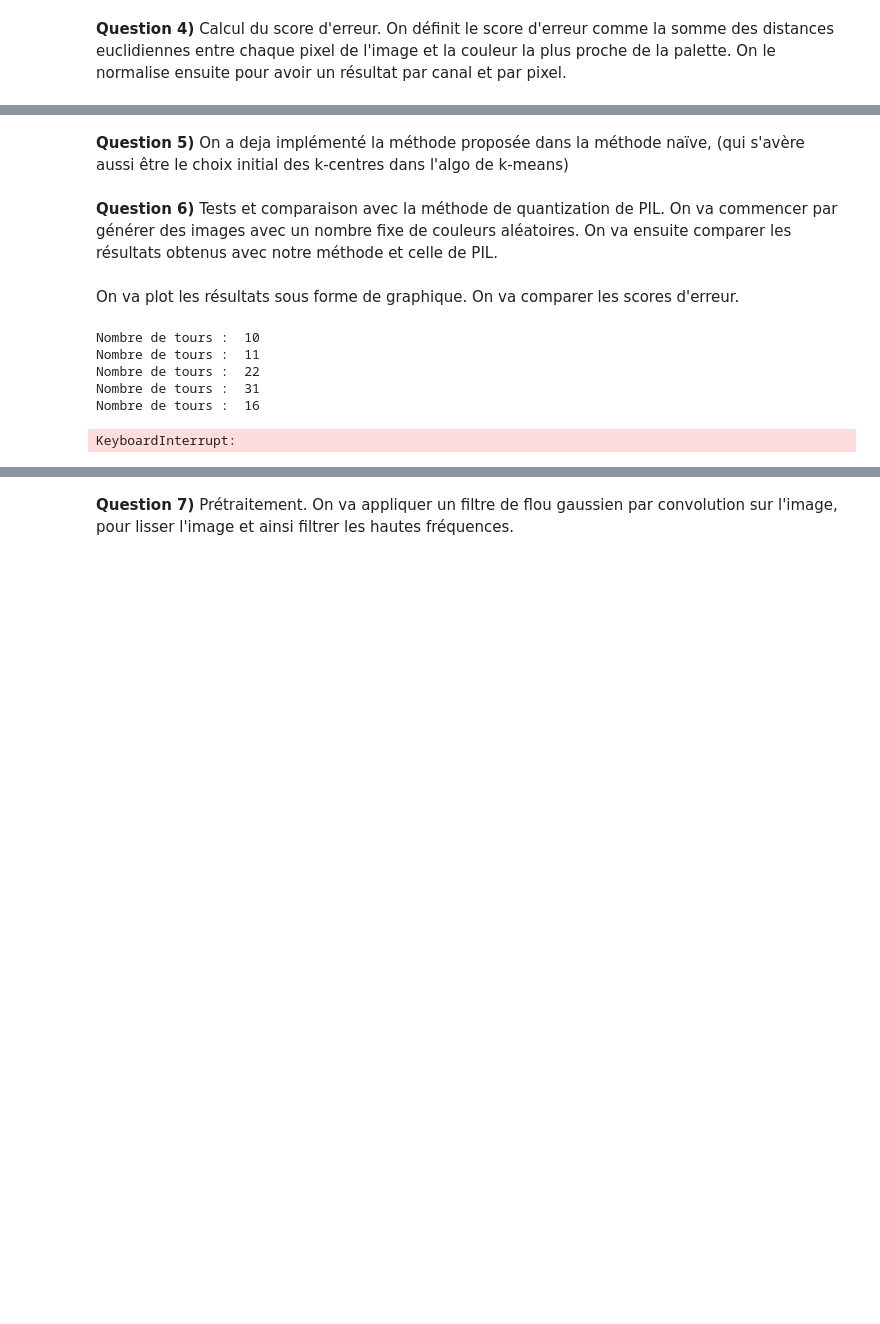
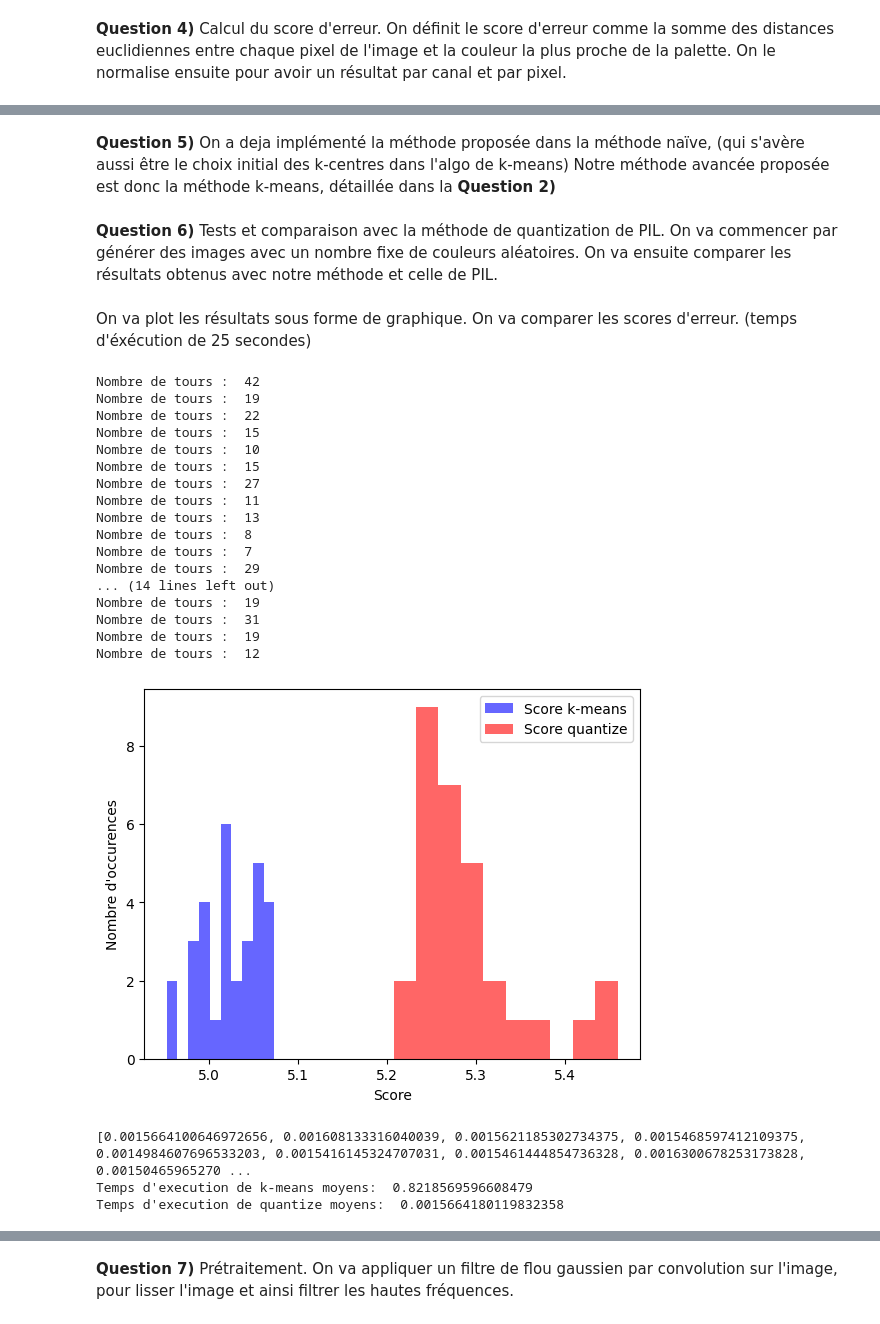
Before and after one commit to SVU12/ImagesQuantize, a Jupyter notebook: TD05/INF-TC1-td05.ipynb, the cells around one changed output, grey strips where cells are left out. Cells and saved outputs as stored; diff of their text form; code cells hidden in the pictures; blank space fills up the shorter version.

```diff
--- a/TD05/INF-TC1-td05.ipynb
+++ b/TD05/INF-TC1-td05.ipynb
@@ -390,5 +437,5 @@ TypeError: 'Image' object is not subscriptable
 # %% [markdown]
-**Question 5)** On a deja implémenté la méthode proposée dans la méthode naïve, (qui s'avère aussi être le choix initial des k-centres dans l'algo de k-means)
+**Question 5)** On a deja implémenté la méthode proposée dans la méthode naïve, (qui s'avère aussi être le choix initial des k-centres dans l'algo de k-means) Notre méthode avancée proposée est donc la méthode k-means, détaillée dans la **Question 2)**
 # %% [markdown]
 **Question 6)** Tests et comparaison avec la méthode de quantization de PIL.
 On va commencer par générer des images avec un nombre fixe de couleurs aléatoires. On va ensuite comparer les résultats obtenus avec notre méthode et celle de PIL.
@@ -421,26 +468,41 @@ def diffScore(k:int,kcol:int,w:int,h:int):
     t3=time.time()
     return [score(im,imq),score(im,imqq),t2-t1,t3-t2]
 # %% [markdown]
-On va plot les résultats sous forme de graphique. On va comparer les scores d'erreur.
+On va plot les résultats sous forme de graphique. On va comparer les scores d'erreur. (temps d'éxécution de 25 secondes)
 # %%
-tab=[diffScore(5,1024,100,100) for i in range(10)]
+tab=[diffScore(5,1024,100,100) for i in range(30)]
 
 plt.hist([tab[i][0] for i in range(len(tab))], bins=10, color='b', alpha=0.6, label='Score k-means')
 plt.hist([tab[i][1] for i in range(len(tab))], bins=10, color='r', alpha=0.6, label='Score quantize')
 plt.xlabel('Score')
 plt.ylabel('Nombre d\'occurences')
 plt.legend()
 plt.show()
 
 print([tab[i][3] for i in range(len(tab))])
 
 #histogramme des temps d'execution
 print("Temps d'execution de k-means moyens: ",sum([tab[i][2] for i in range(len(tab))])/len(tab))
 print("Temps d'execution de quantize moyens: ",sum([tab[i][3] for i in range(len(tab))])/len(tab))
 # %% [output]
+Nombre de tours :  42
+Nombre de tours :  19
+Nombre de tours :  22
+Nombre de tours :  15
 Nombre de tours :  10
+Nombre de tours :  15
+Nombre de tours :  27
 Nombre de tours :  11
-Nombre de tours :  22
+Nombre de tours :  13
+Nombre de tours :  8
+Nombre de tours :  7
+Nombre de tours :  29
+... (14 lines left out)
+Nombre de tours :  19
 Nombre de tours :  31
-Nombre de tours :  16
+Nombre de tours :  19
+Nombre de tours :  12
+[figure, added]
-KeyboardInterrupt:
+[0.0015664100646972656, 0.001608133316040039, 0.0015621185302734375, 0.0015468597412109375, 0.0014984607696533203, 0.0015416145324707031, 0.0015461444854736328, 0.0016300678253173828, 0.00150465965270 ...
+Temps d'execution de k-means moyens:  0.8218569596608479
+Temps d'execution de quantize moyens:  0.0015664180119832358
```
Also changed, not shown: parts of 23 cells of this notebook, 8 other files.
